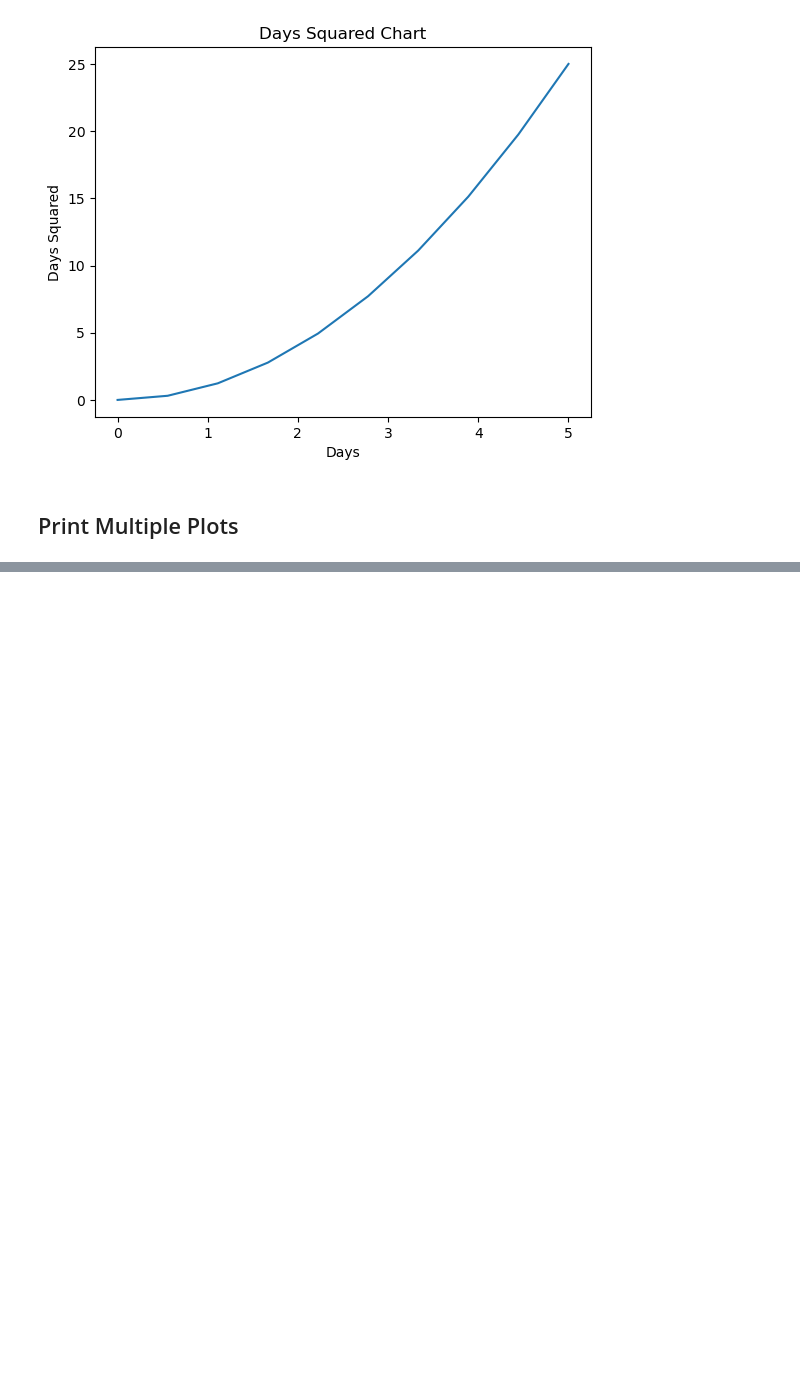
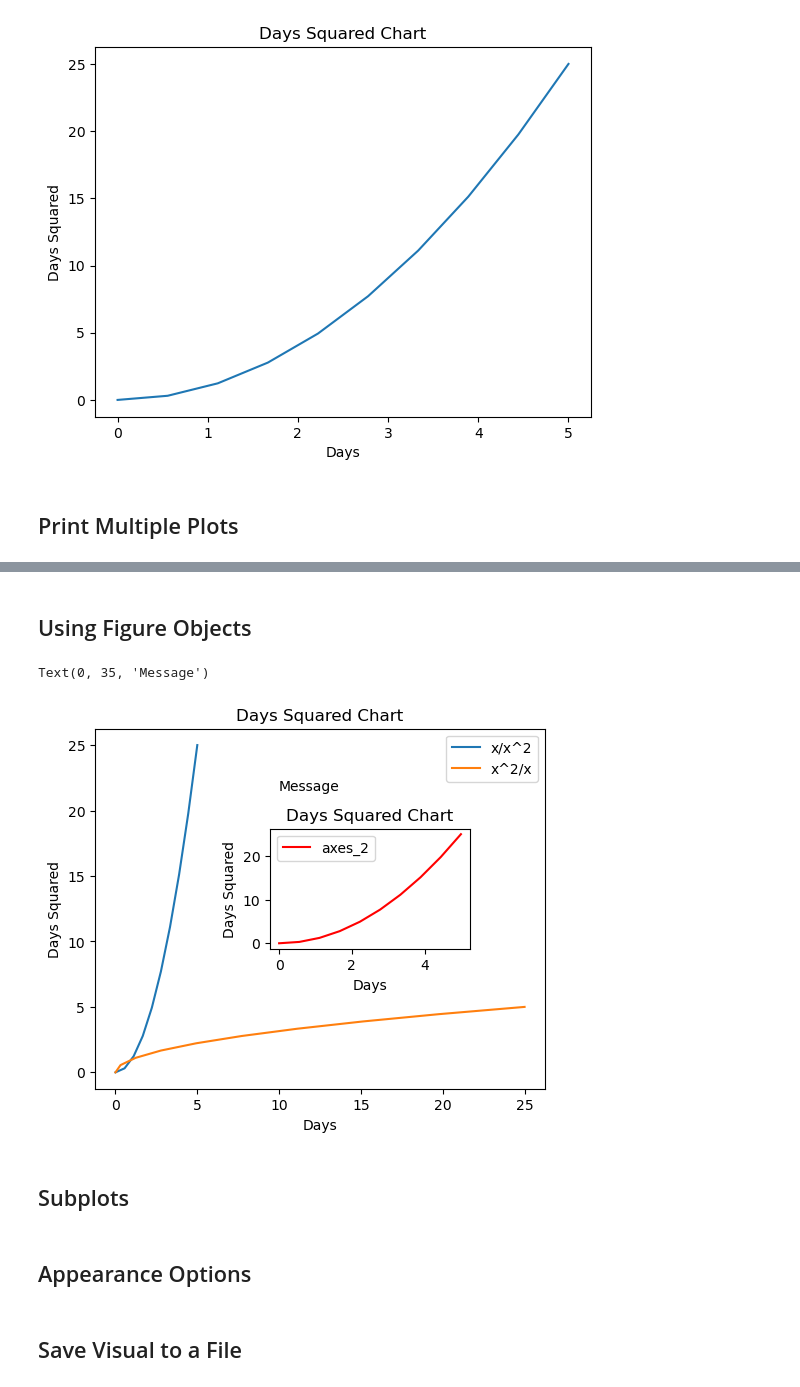
Before and after one commit to r00kieBlinder/Matplotlib-r00kie, a Jupyter notebook: matplotlib_tutorial.ipynb, the cells around one changed output, grey strips where cells are left out. Drawn from its saved outputs; the diff is of its cells as text; code cells hidden in the pictures; blank space fills up the shorter version.

```diff
--- a/matplotlib_tutorial.ipynb
+++ b/matplotlib_tutorial.ipynb
@@ -25,0 +34,32 @@ Text(0, 0.5, 'Days Squared')
+# %% [markdown]
+## Using Figure Objects
+# %%
+fig_1 = plt.figure(figsize=(5,4), dpi=100)
+axes_1 = fig_1.add_axes([0.1,0.1,0.9,0.9])
+axes_1.set_xlabel('Days')
+axes_1.set_ylabel('Days Squared')
+axes_1.set_title('Days Squared Chart')
+axes_1.plot(x_1,y_1,label='x/x^2')
+axes_1.plot(y_1,x_1,label='x^2/x')
+
+axes_1.legend(loc=0)
+# upper right: 1, upper left: 2, lower left: 3, lower right: 4,
+# or supply a tuple of x & y from lower left
+
+axes_2 = fig_1.add_axes([0.45, 0.45, 0.4, 0.3])
+axes_2.set_xlabel('Days')
+axes_2.set_ylabel('Days Squared')
+axes_2.set_title('Days Squared Chart')
+axes_2.plot(x_1,y_1,'r', label='axes_2')
+axes_2.legend(loc=0)
+
+axes_2.text(0, 35, 'Message')
+# %% [output]
+Text(0, 35, 'Message')
+[figure, added]
+# %% [markdown]
+## Subplots
+# %% [markdown]
+## Appearance Options
+# %% [markdown]
+## Save Visual to a File
```
Also changed, not shown: parts of 1 cell of this notebook.
